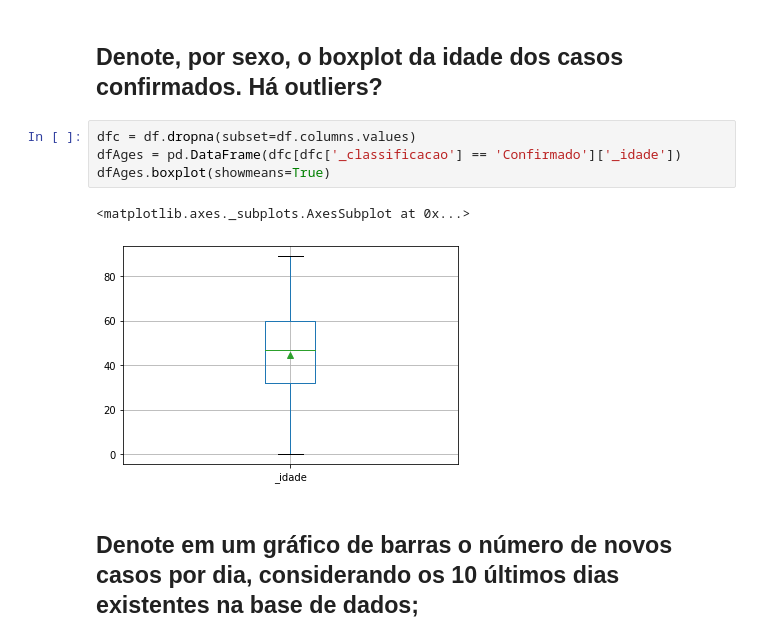
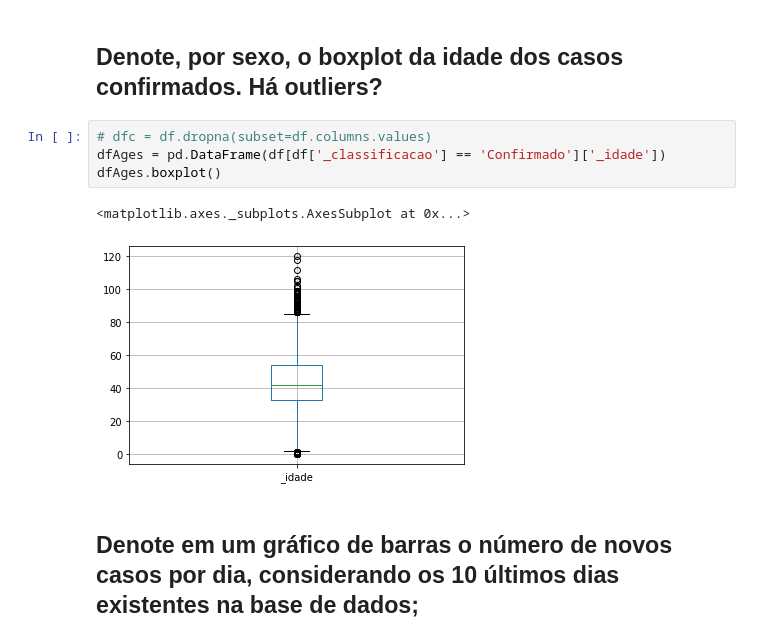
Before and after one commit to levidasilvalima/RNA-PP1, a Jupyter notebook: RedesNeuraisArtificiais_Projeto1.ipynb, the cells around one changed output. Drawn from its saved outputs; the diff is of its cells as text.

```diff
--- a/RedesNeuraisArtificiais_Projeto1.ipynb
+++ b/RedesNeuraisArtificiais_Projeto1.ipynb
@@ -270,12 +277,12 @@ fig.show()
 # %% [markdown]
 ## Denote, por sexo, o boxplot da idade dos casos confirmados. Há outliers?
 # %%
-dfc = df.dropna(subset=df.columns.values)
-dfAges = pd.DataFrame(dfc[dfc['_classificacao'] == 'Confirmado']['_idade'])
-dfAges.boxplot(showmeans=True)
+# dfc = df.dropna(subset=df.columns.values)
+dfAges = pd.DataFrame(df[df['_classificacao'] == 'Confirmado']['_idade'])
+dfAges.boxplot()
 # %% [output]
 <matplotlib.axes._subplots.AxesSubplot at 0x...>
-[figure, old version]
+[figure, new version]
 # %% [markdown]
 ## Denote em um gráfico de barras o número de novos casos por dia, considerando os 10 últimos dias existentes na base de dados;
 # %%
```
Also changed, not shown: parts of 3 cells of this notebook.
